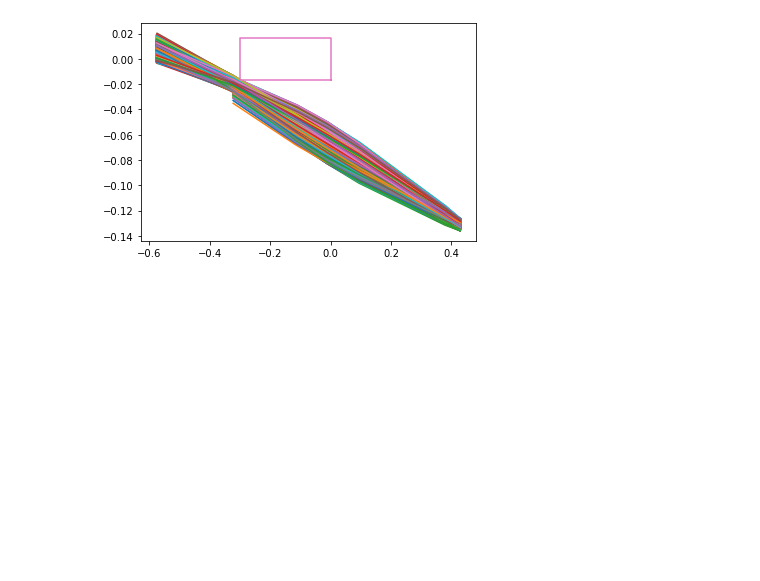
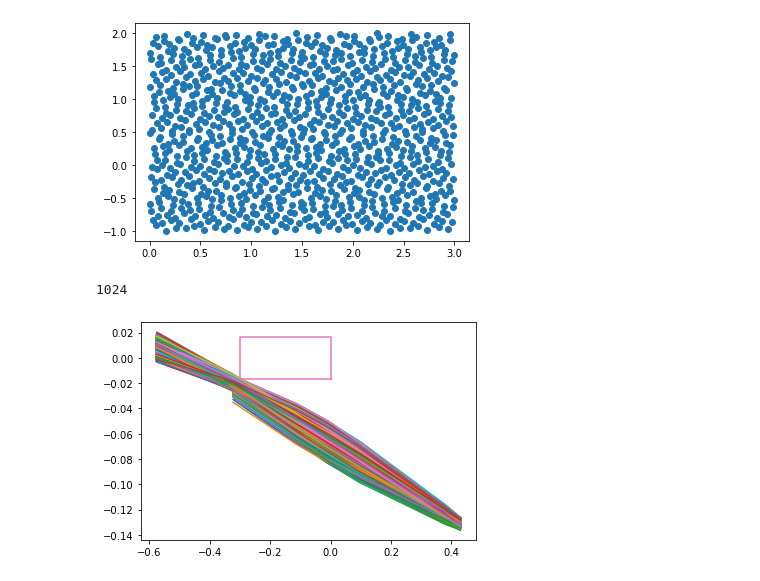
Before and after one commit to BillyTheKidPhysicist/storageRing, a Jupyter notebook: storageRingModel/notebook.ipynb, the cells around one changed output. Drawn from its saved outputs; the diff is of its cells as text; code cells hidden in the pictures; blank space fills up the shorter version.

```diff
--- a/storageRingModel/notebook.ipynb
+++ b/storageRingModel/notebook.ipynb
@@ -17,3 +32,15 @@ NameError: name 'PTL' is not defined
+# %%
+from helperTools import low_Discrepancy_Sample
+import random
+samples=low_Discrepancy_Sample(bounds,1024)
+plt.scatter(samples[:,0],samples[:,1])
+plt.show()
+# %% [output]
+[figure, added]
+# %%
+2**10
+# %% [output]
+1024
 # %%
 import warnings
 import itertools
```
Also changed, not shown: parts of 5 cells of this notebook, 23 other files.
